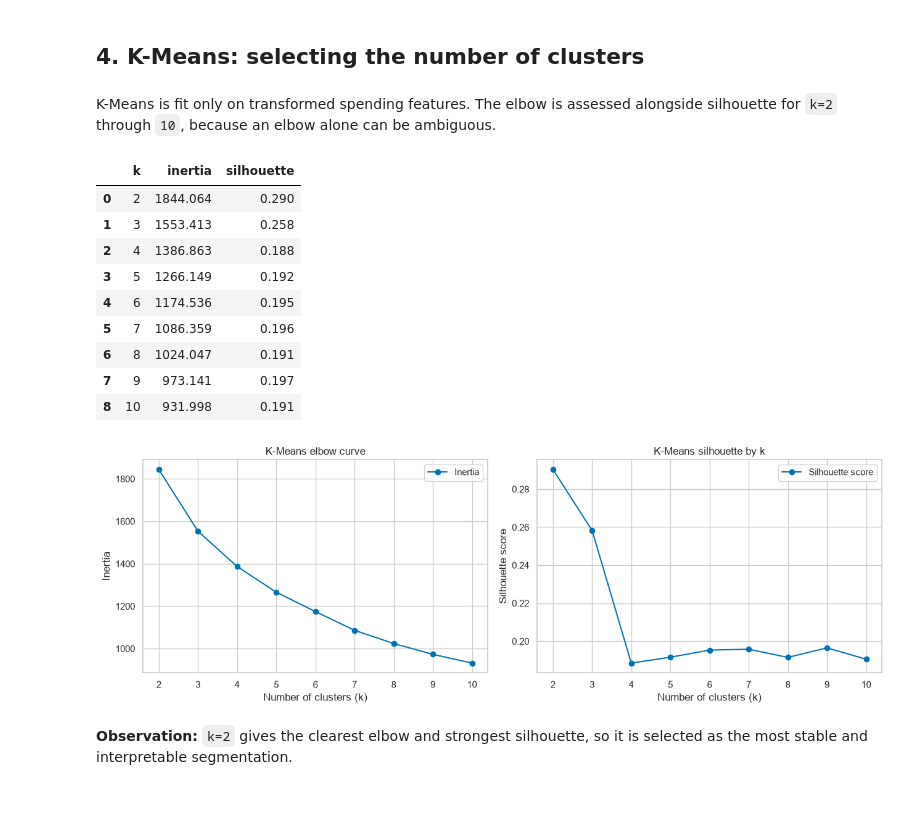
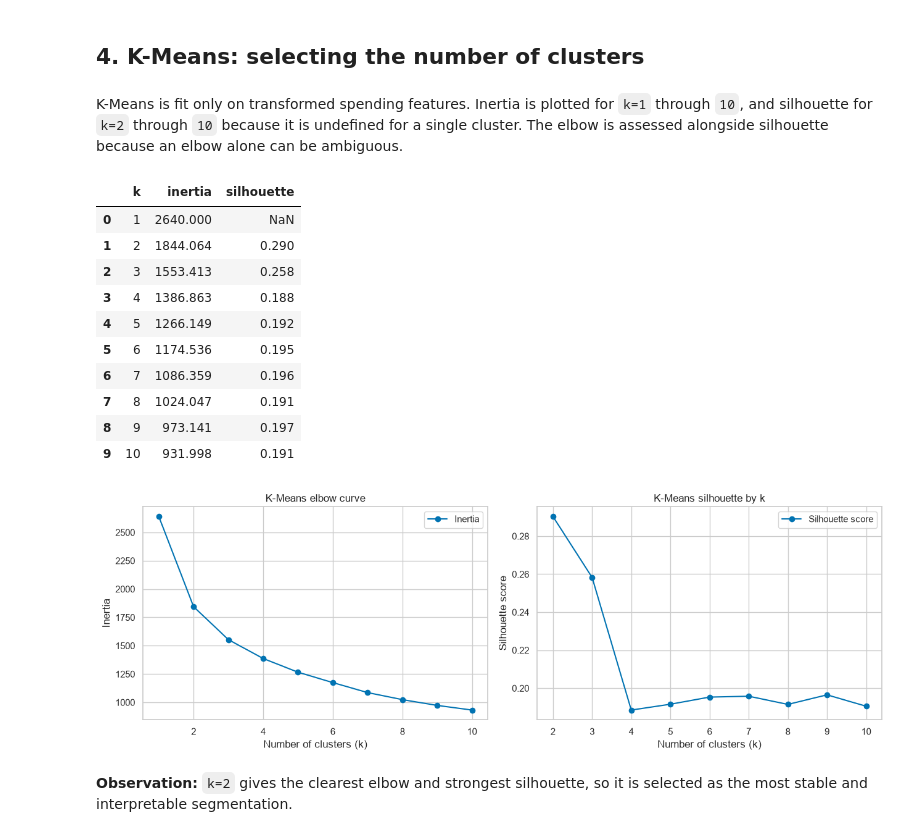
Before and after one commit to arhamgarg/ml-capstone, a Jupyter notebook: notebooks/clustering.ipynb, the cells around one changed output. Saved outputs shown, nothing was run; the diff lists cells and outputs as text; code cells hidden in the pictures; blank space fills up the shorter version.

Commit message:
fix(clustering): start the elbow curve at k=1 and fit each K-Means once

```diff
--- a/notebooks/clustering.ipynb
+++ b/notebooks/clustering.ipynb
@@ -102,41 +102,42 @@ X = StandardScaler().fit_transform(np.log1p(df[FEATURES]))
 # %% [markdown]
 ## 4. K-Means: selecting the number of clusters
 # %% [markdown]
-K-Means is fit only on transformed spending features. The elbow is assessed alongside silhouette for `k=2` through `10`, because an elbow alone can be ambiguous.
+K-Means is fit only on transformed spending features. Inertia is plotted for `k=1` through `10`, and silhouette for `k=2` through `10` because it is undefined for a single cluster. The elbow is assessed alongside silhouette because an elbow alone can be ambiguous.
 # %%
 sel = []
 
-for k in range(2,11):
- y = KMeans(k,random_state=RANDOM_STATE,n_init=20).fit_predict(X)
- sel.append((k,KMeans(k,random_state=RANDOM_STATE,n_init=20).fit(X).inertia_,silhouette_score(X,y)))
+for k in range(1,11):
+ m = KMeans(k,random_state=RANDOM_STATE,n_init=20).fit(X)
+ sel.append((k,m.inertia_,silhouette_score(X,m.labels_) if k > 1 else np.nan))
 
 sel = pd.DataFrame(sel,columns=["k","inertia","silhouette"])
 
 display(sel.round(3))
 fig,ax=plt.subplots(1,2,figsize=(13,4.5))
 ax[0].plot(sel.k,sel.inertia,"o-",label="Inertia")
 ax[0].set(title="K-Means elbow curve",xlabel="Number of clusters (k)",ylabel="Inertia")
 ax[0].legend()
 ax[1].plot(sel.k,sel.silhouette,"o-",label="Silhouette score")
 ax[1].set(title="K-Means silhouette by k",xlabel="Number of clusters (k)",ylabel="Silhouette score")
 ax[1].legend()
 plt.tight_layout()
 plt.show()
 K = 2
 km = KMeans(K,random_state=RANDOM_STATE,n_init=20)
 km_y=km.fit_predict(X)
 # %% [output]
 |  | k | inertia | silhouette |
-| 0 | 2 | 1844.064 | 0.290 |
-| 1 | 3 | 1553.413 | 0.258 |
-| 2 | 4 | 1386.863 | 0.188 |
-| 3 | 5 | 1266.149 | 0.192 |
-| 4 | 6 | 1174.536 | 0.195 |
-| 5 | 7 | 1086.359 | 0.196 |
-| 6 | 8 | 1024.047 | 0.191 |
-| 7 | 9 | 973.141 | 0.197 |
-| 8 | 10 | 931.998 | 0.191 |
+| 0 | 1 | 2640.000 | NaN |
+| 1 | 2 | 1844.064 | 0.290 |
+| 2 | 3 | 1553.413 | 0.258 |
+| 3 | 4 | 1386.863 | 0.188 |
+| 4 | 5 | 1266.149 | 0.192 |
+| 5 | 6 | 1174.536 | 0.195 |
+| 6 | 7 | 1086.359 | 0.196 |
+| 7 | 8 | 1024.047 | 0.191 |
+| 8 | 9 | 973.141 | 0.197 |
+| 9 | 10 | 931.998 | 0.191 |
-[figure, old version]
+[figure, new version]
 # %% [markdown]
 **Observation:** `k=2` gives the clearest elbow and strongest silhouette, so it is selected as the most stable and interpretable segmentation.
 # %% [markdown]
```
